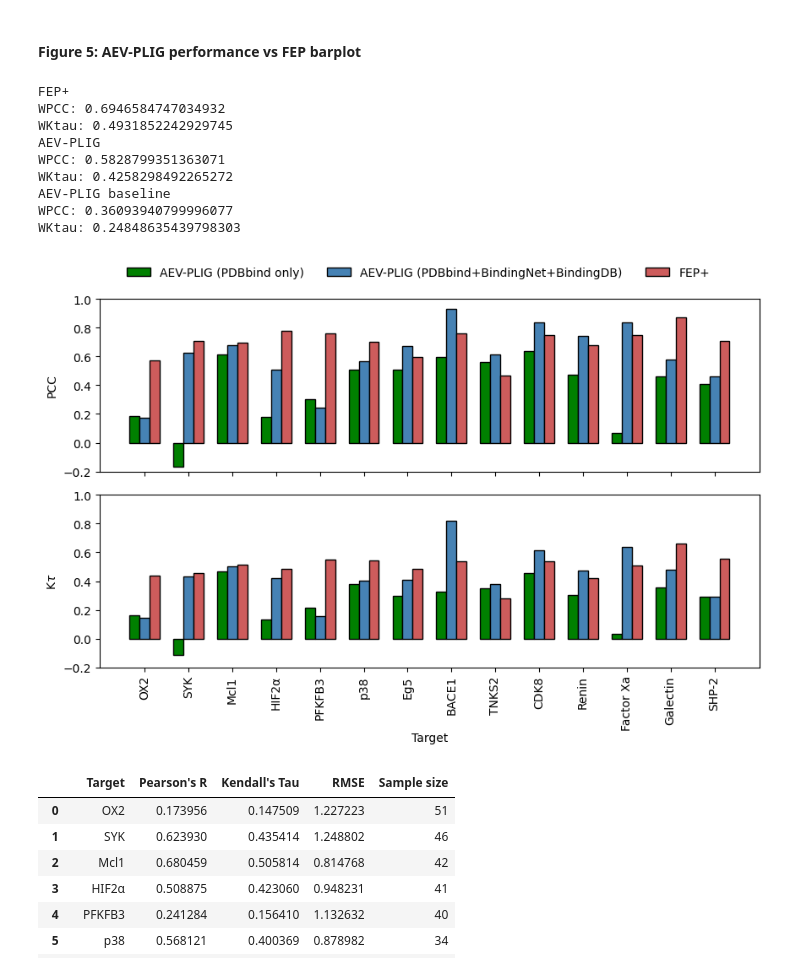
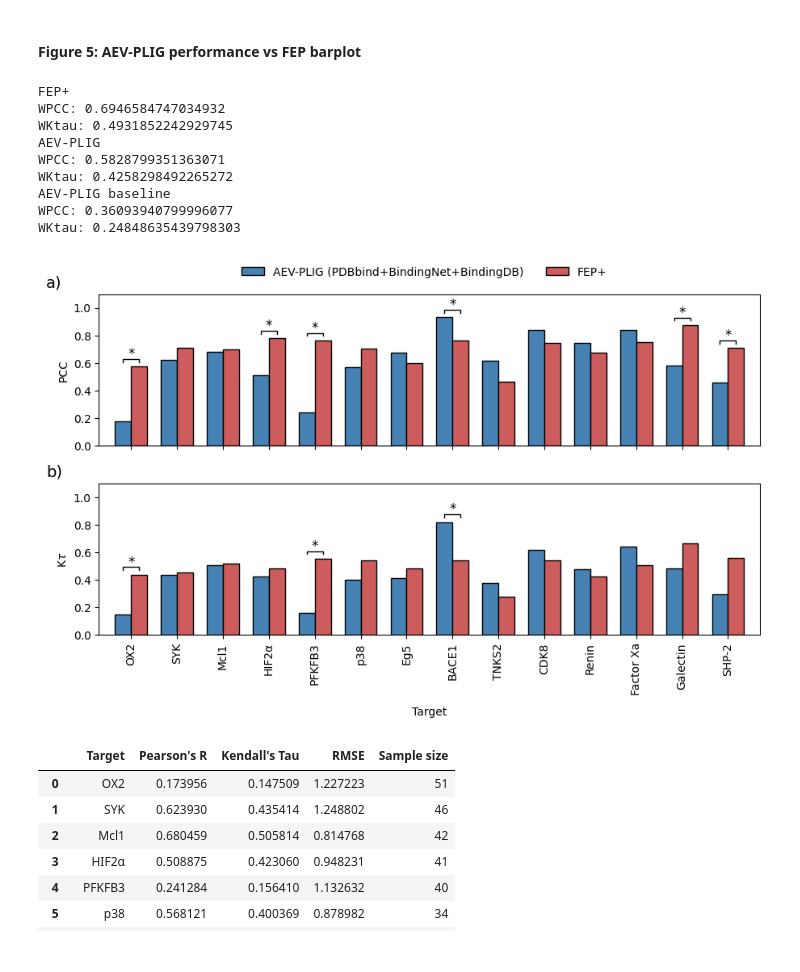
Before and after one commit to matthewtwarren/aev-plig-paper, a Jupyter notebook: figures/AEV-PLIG_figures.ipynb, the cells around one changed output. Drawn from its saved outputs; the diff is of its cells as text; code cells hidden in the pictures.

Commit message:
Update figure 5

```diff
--- a/figures/AEV-PLIG_figures.ipynb
+++ b/figures/AEV-PLIG_figures.ipynb
@@ -610,41 +737,78 @@ performance = performance[
     ]
 ]
 
+# Old verion (to delete later)
 # plot_bars_comparison(
 #     performance_baseline,
 #     performance_aevplig,
 #     performance_fep,
 #     "Pearson's R",
 #     "Kendall's Tau",
 #     xlabel="Target",
 #     y1_label="PCC",
 #     y2_label=r"K$\tau$",
 #     y1_lim=(-0.2, 1),
 #     y2_lim=(-0.2, 1),
-#     outpath="figure5.pdf",
+#     outpath="figure5.png",
 # )
 
-plot_bars_comparison(
-    performance_baseline,
+pcc_sig_diff = {
+    "OX2" : True,
+    "SYK" : False,
+    "Mcl1" : False,
+    "HIF2α" : True,
+    "PFKFB3" : True,
+    "p38" : False,
+    "Eg5" : False,
+    "BACE1" : True,
+    "TNKS2" : False,
+    "CDK8" : False,
+    "Renin" : False,
+    "Factor Xa" : False,
+    "Galectin" : True,
+    "SHP-2" : True
+}
+
+ktau_sig_diff = {
+    "OX2" : True,
+    "SYK" : False,
+    "Mcl1" : False,
+    "HIF2α" : False,
+    "PFKFB3" : True,
+    "p38" : False,
+    "Eg5" : False,
+    "BACE1" : True,
+    "TNKS2" : False,
+    "CDK8" : False,
+    "Renin" : False,
+    "Factor Xa" : False,
+    "Galectin" : False,
+    "SHP-2" : False
+}
+
+# New version
+plot_bars_comparison_2(
     performance_aevplig,
     performance_fep,
     "Pearson's R",
     "Kendall's Tau",
     xlabel="Target",
     y1_label="PCC",
     y2_label=r"K$\tau$",
-    y1_lim=(-0.2, 1),
-    y2_lim=(-0.2, 1),
+    y1_lim=(0, 1.1),
+    y2_lim=(0, 1.1),
+    signif_pairs_ax1=pcc_sig_diff.values(),
+    signif_pairs_ax2=ktau_sig_diff.values(),
     outpath="figure5.png",
 )
 # %% [output]
 FEP+
 WPCC: 0.6946584747034932
 WKtau: 0.4931852242929745
 AEV-PLIG
 WPCC: 0.5828799351363071
 WKtau: 0.4258298492265272
 AEV-PLIG baseline
 WPCC: 0.36093940799996077
 WKtau: 0.24848635439798303
-[figure, old version]
+[figure, new version]
```
Also changed, not shown: parts of 11 cells of this notebook, 3 other files.
